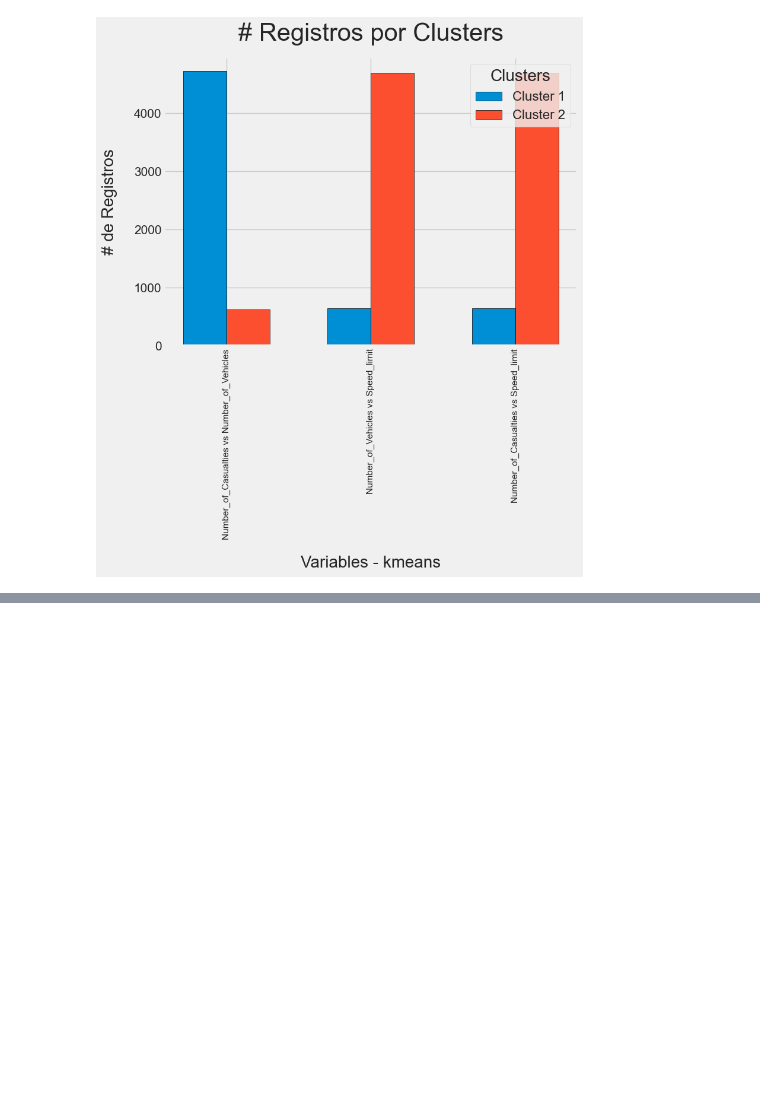
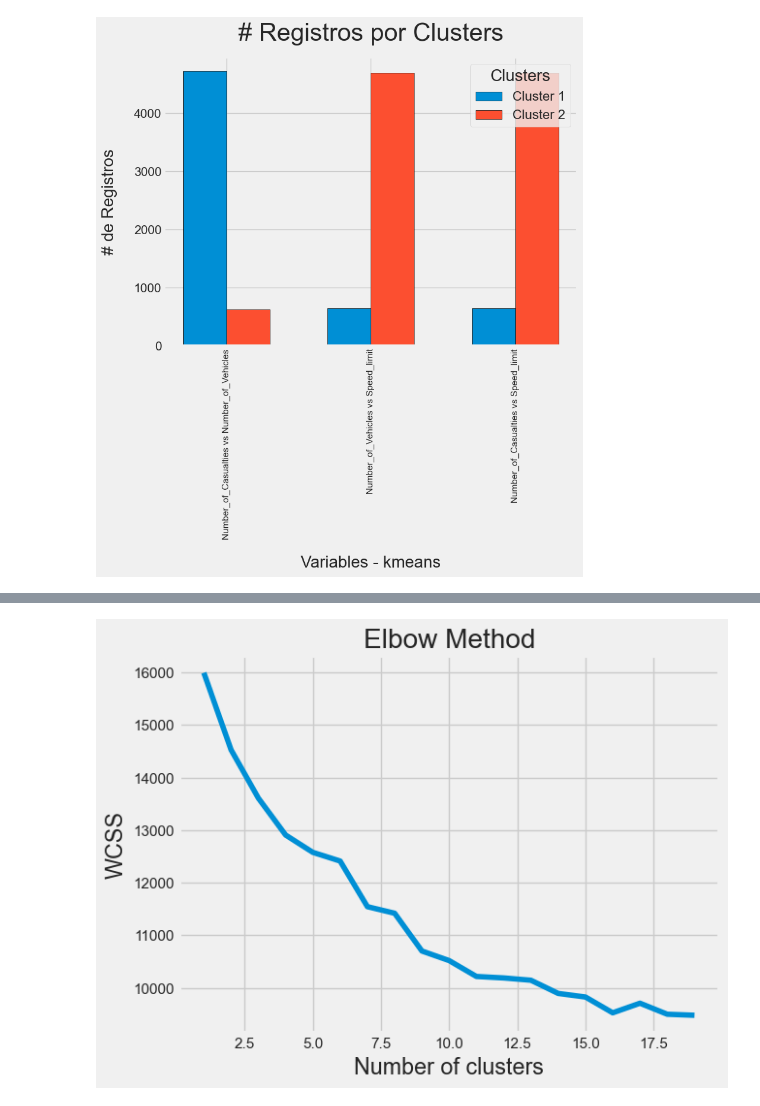
Before and after one commit to Zucaritas-BI/Laboratorio-1, a Jupyter notebook: Lab 1 - Clustering/laboratorio_desarrollo.ipynb, the cells around one changed output, grey strips where cells are left out. Saved outputs shown, nothing was run; the diff lists cells and outputs as text; code cells hidden in the pictures; blank space fills up the shorter version.

```diff
--- a/Lab 1 - Clustering/laboratorio_desarrollo.ipynb
+++ b/Lab 1 - Clustering/laboratorio_desarrollo.ipynb
@@ -888,0 +926,15 @@ ax.tick_params(axis = "y",
+# %%
+# Realizamos el metodo del codo para determinar el numero de clusters
+wcss = []
+for i in range(1, 20):
+    d = KModes(n_clusters = i, n_init = 10, verbose=0)
+    d.fit_predict(df_accidents_prep4)
+    wcss.append(d.cost_)
+
+plt.plot(range(1, 20), wcss)
+plt.title('Elbow Method')
+plt.xlabel('Number of clusters')
+plt.ylabel('WCSS')
+plt.show()
+# %% [output]
+[figure, added]
```
Also changed, not shown: parts of 40 cells of this notebook.
